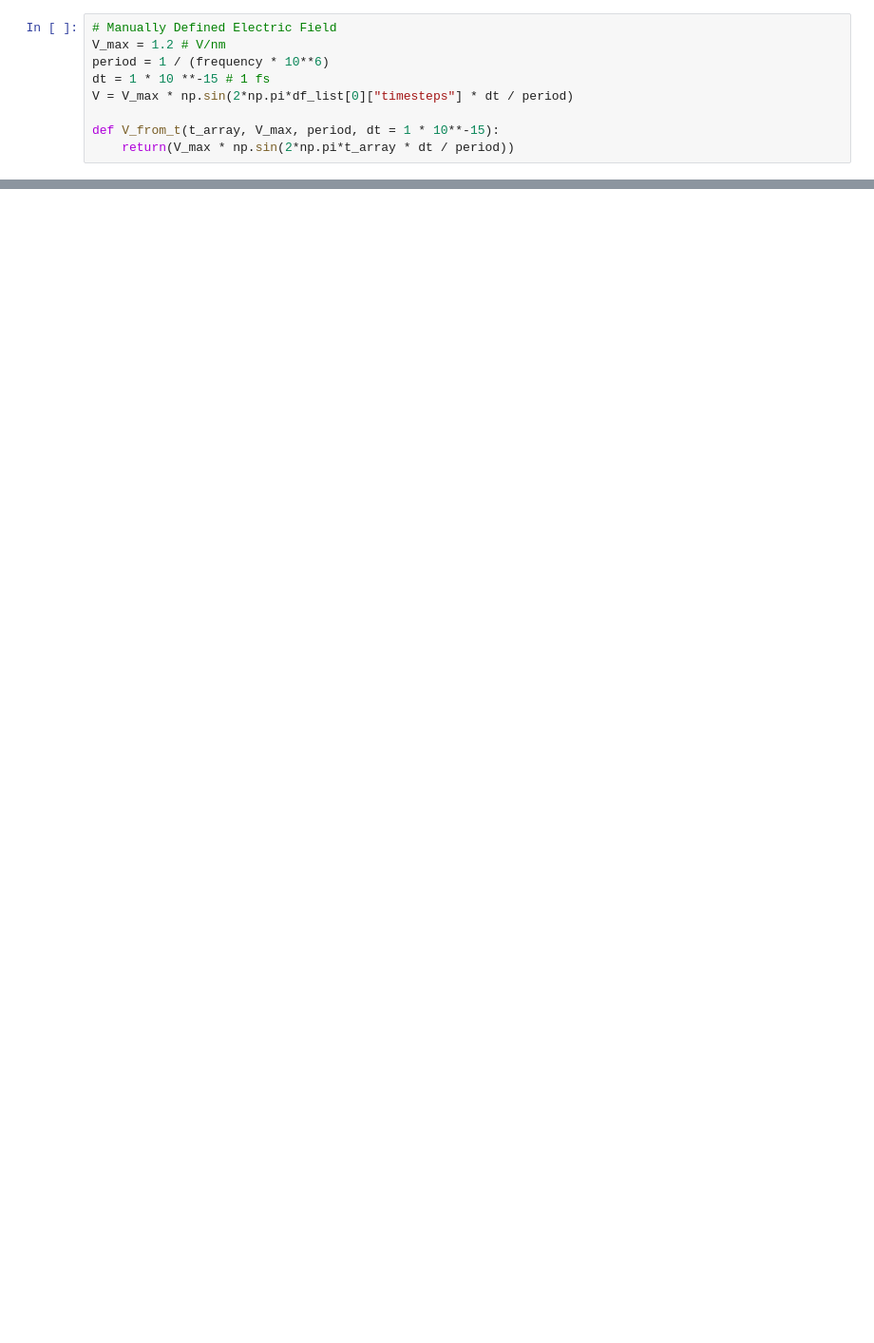
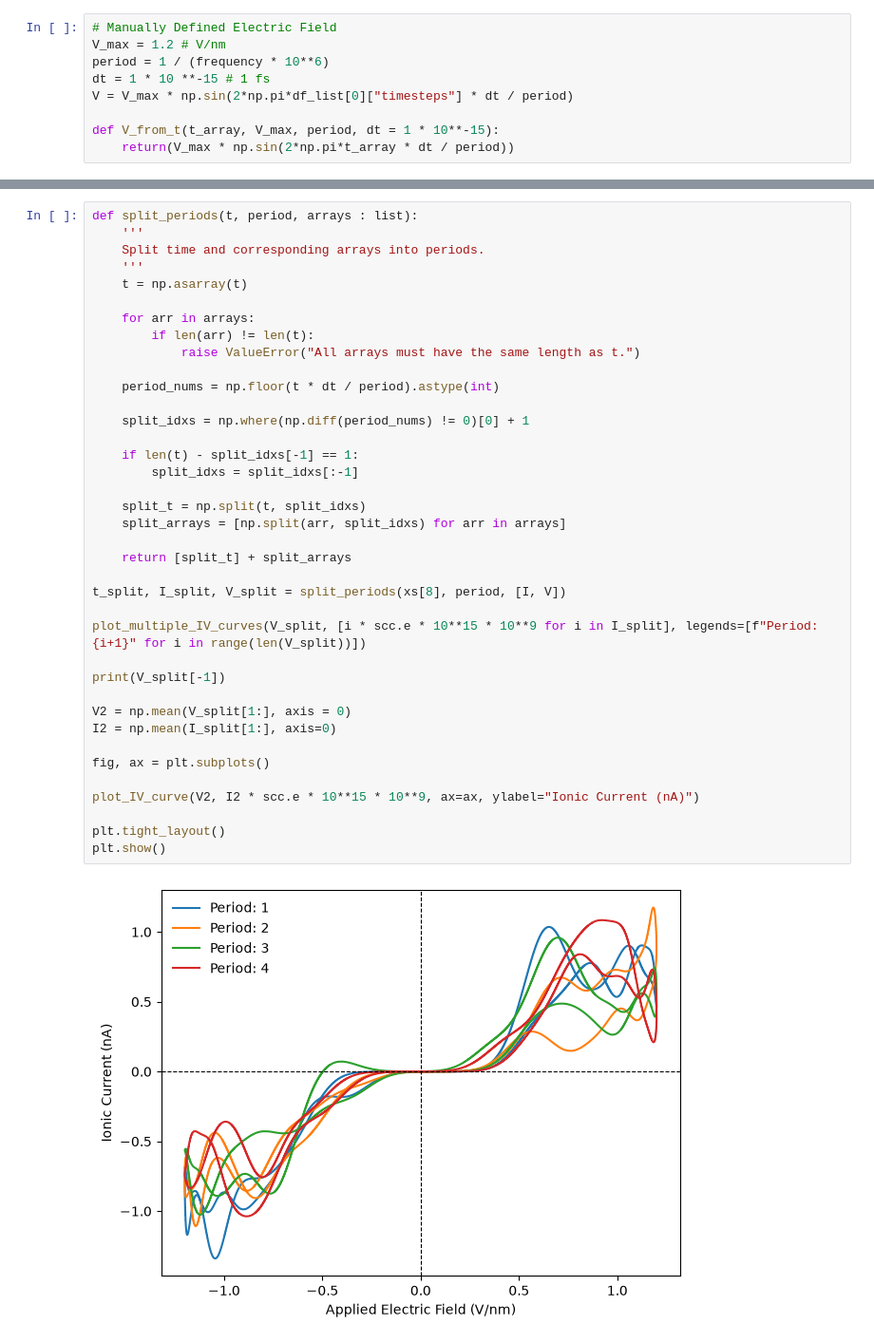
Before and after one commit to JovinRyan/MDToolkit, a Jupyter notebook: MDToolkit/iv_curve_analysis.ipynb, the cells around one changed output, grey strips where cells are left out. Shown at 95% size. Saved outputs shown, nothing was run; the diff lists cells and outputs as text; blank space fills up the shorter version.

```diff
--- a/MDToolkit/iv_curve_analysis.ipynb
+++ b/MDToolkit/iv_curve_analysis.ipynb
@@ -231,0 +266,40 @@ plot_IV_curve(
+# %%
+def split_periods(t, period, arrays : list):
+    '''
+    Split time and corresponding arrays into periods.
+    '''
+    t = np.asarray(t)
+
+    for arr in arrays:
+        if len(arr) != len(t):
+            raise ValueError("All arrays must have the same length as t.")
+
+    period_nums = np.floor(t * dt / period).astype(int)
+
+    split_idxs = np.where(np.diff(period_nums) != 0)[0] + 1
+
+    if len(t) - split_idxs[-1] == 1:
+        split_idxs = split_idxs[:-1]
+
+    split_t = np.split(t, split_idxs)
+    split_arrays = [np.split(arr, split_idxs) for arr in arrays]
+
+    return [split_t] + split_arrays
+
+t_split, I_split, V_split = split_periods(xs[8], period, [I, V])
+
+plot_multiple_IV_curves(V_split, [i * scc.e * 10**15 * 10**9 for i in I_split], legends=[f"Period: {i+1}" for i in range(len(V_split))])
+
+print(V_split[-1])
+
+V2 = np.mean(V_split[1:], axis = 0)
+I2 = np.mean(I_split[1:], axis=0)
+
+fig, ax = plt.subplots()
+
+plot_IV_curve(V2, I2 * scc.e * 10**15 * 10**9, ax=ax, ylabel="Ionic Current (nA)")
+
+plt.tight_layout()
+plt.show()
+# %% [output]
+[figure, added]
```
Also changed, not shown: parts of 7 cells of this notebook, 14 other files.
